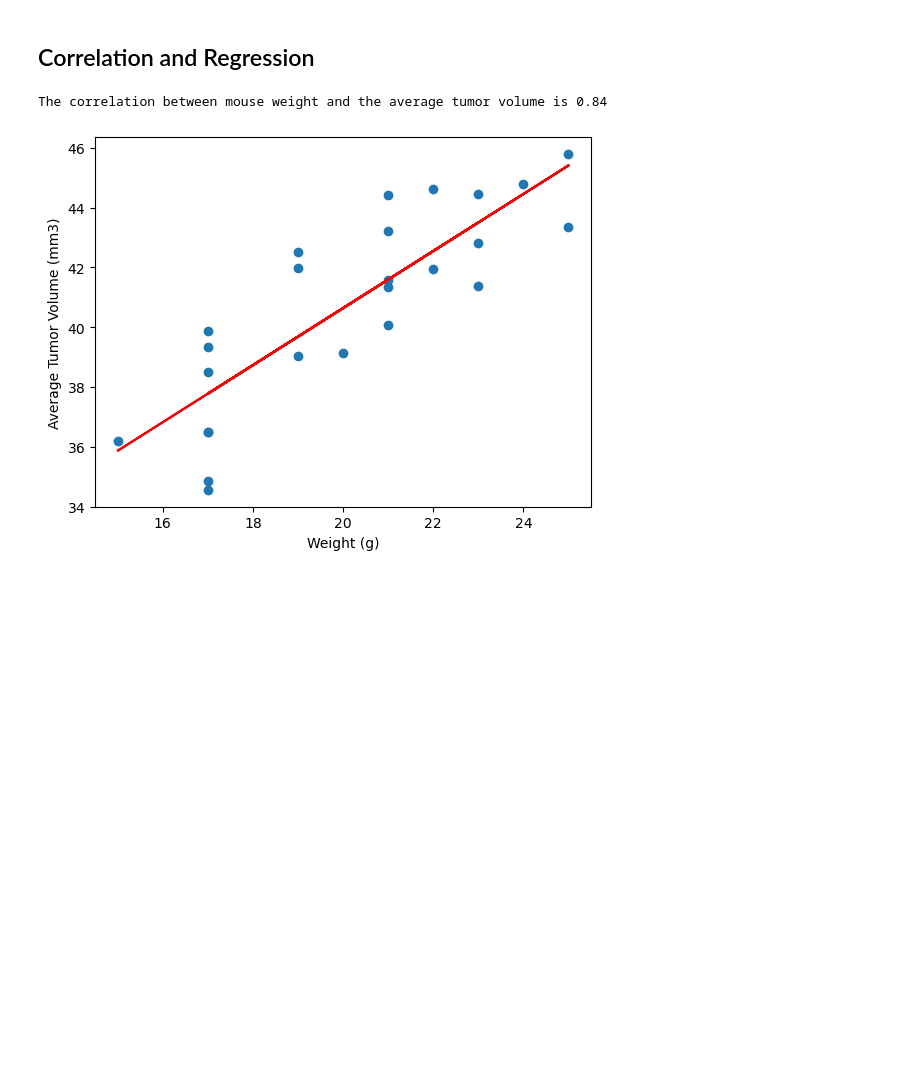
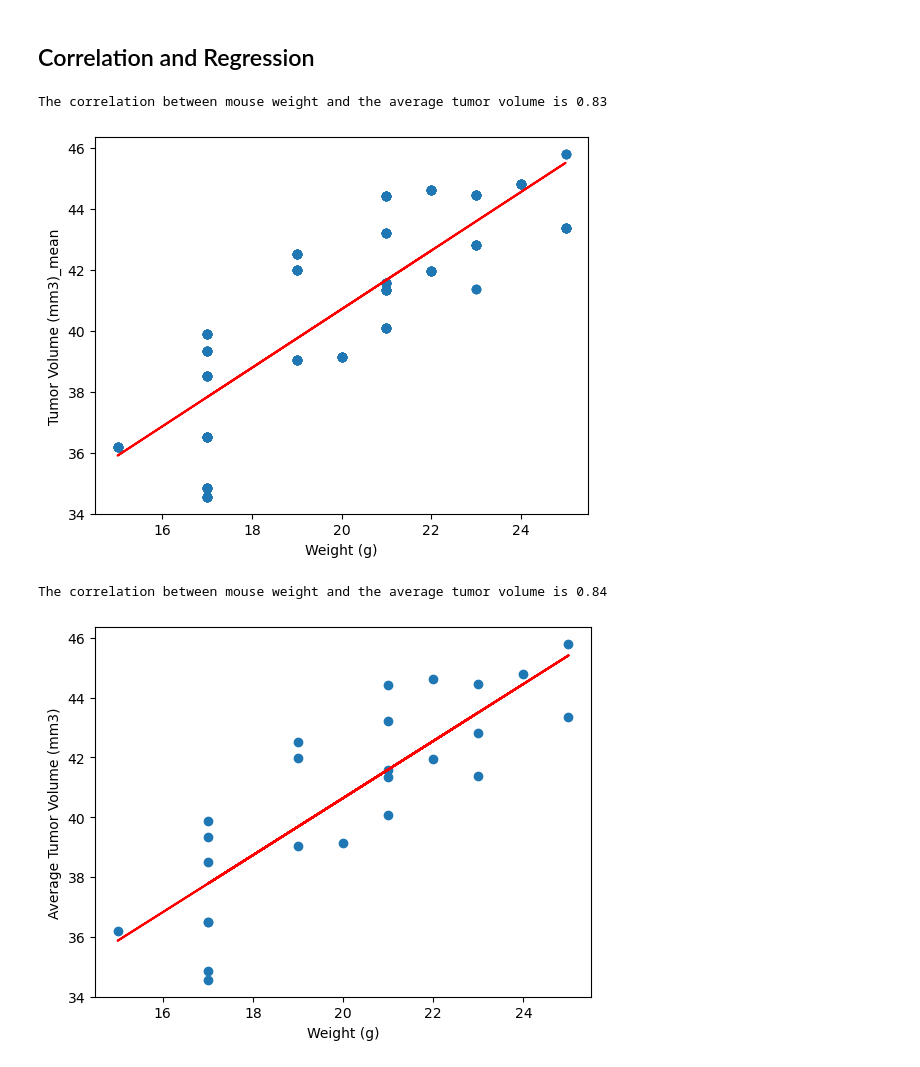
Before and after one commit to moonsunkey/Pharmas_project, a Jupyter notebook: pymaceuticals.ipynb, the cells around one changed output. Saved outputs shown, nothing was run; the diff lists cells and outputs as text; code cells hidden in the pictures; blank space fills up the shorter version.

```diff
--- a/pymaceuticals.ipynb
+++ b/pymaceuticals.ipynb
@@ -318,5 +354,32 @@ plt.show()
 # %% [markdown]
 ## Correlation and Regression
+# %%
+# Calculate the correlation coefficient and a linear regression model
+# for mouse weight and average observed tumor volume for the entire Capomulin regimen
+
+# Calculate the correlation coefficient between mouse weight and average tumor volume
+correlation_coefficient = Capomulin_df["Weight (g)"].corr(Capomulin_df["Tumor Volume (mm3)_mean"])
+correlation_coefficient = round(r_value, 2)
+
+# Create a linear regression model
+slope, intercept, r_value, p_value, std_err = linregress(Capomulin_df["Weight (g)"], Capomulin_df["Tumor Volume (mm3)_mean"])
+
+#Print the correlation coefficient and linear regression equation statement first since the output shows this statement on top of the figure.
+print("The correlation between mouse weight and the average tumor volume is", (correlation_coefficient))
+
+# Plot the scatter plot
+Capomulin_df.plot(kind="scatter", x="Weight (g)", y="Tumor Volume (mm3)_mean", figsize=(5.7, 4.5), s=35)
+
+# Plot the linear regression line
+plt.plot(Capomulin_df["Weight (g)"], predicted_tumor_volume, color="red")
+
+# Show the plot
+
+plt.tight_layout()
+plt.show()
+# %% [output]
+The correlation between mouse weight and the average tumor volume is 0.83
+[figure, added]
 # %%
 # Calculate the correlation coefficient and a linear regression model
 # for mouse weight and average observed tumor volume for the entire Capomulin regimen
```
Also changed, not shown: parts of 7 cells of this notebook.
